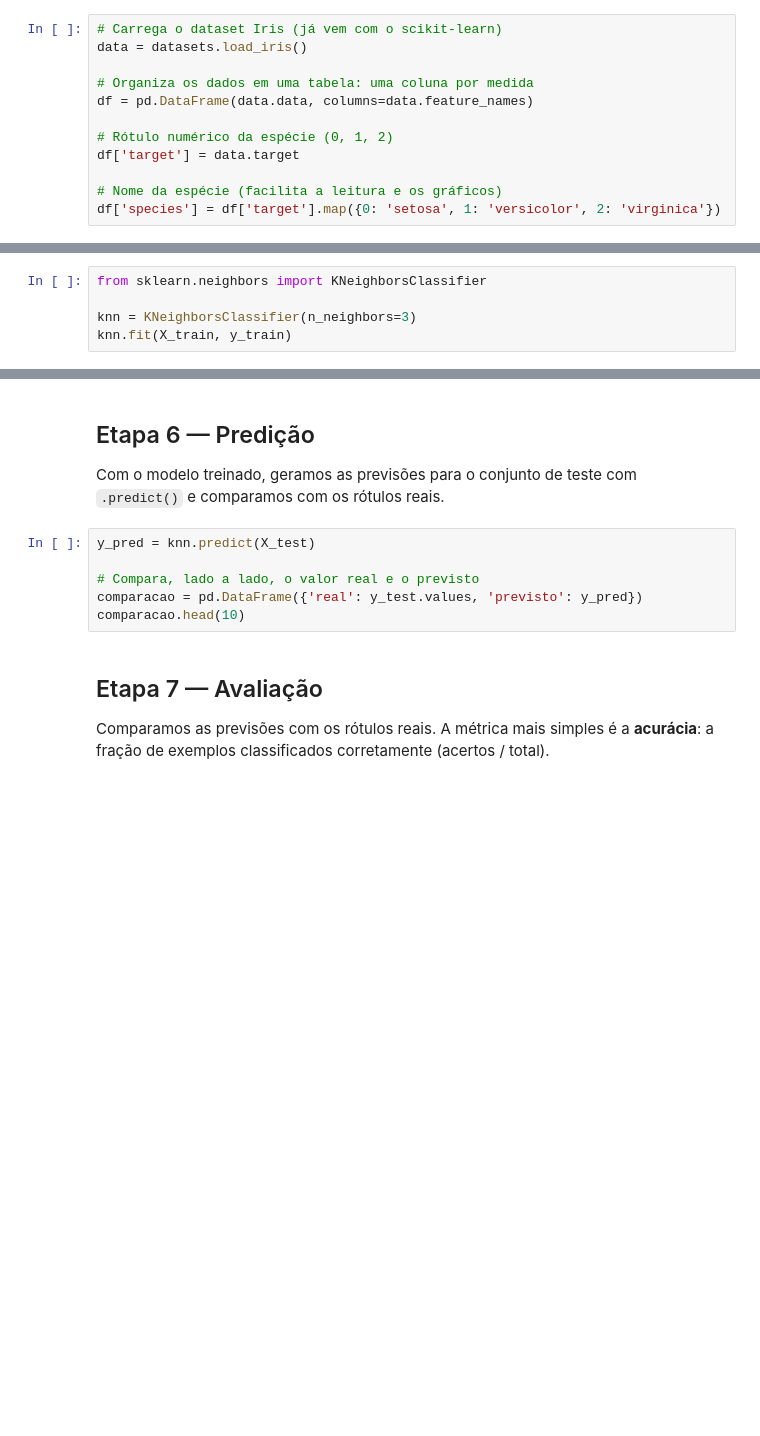
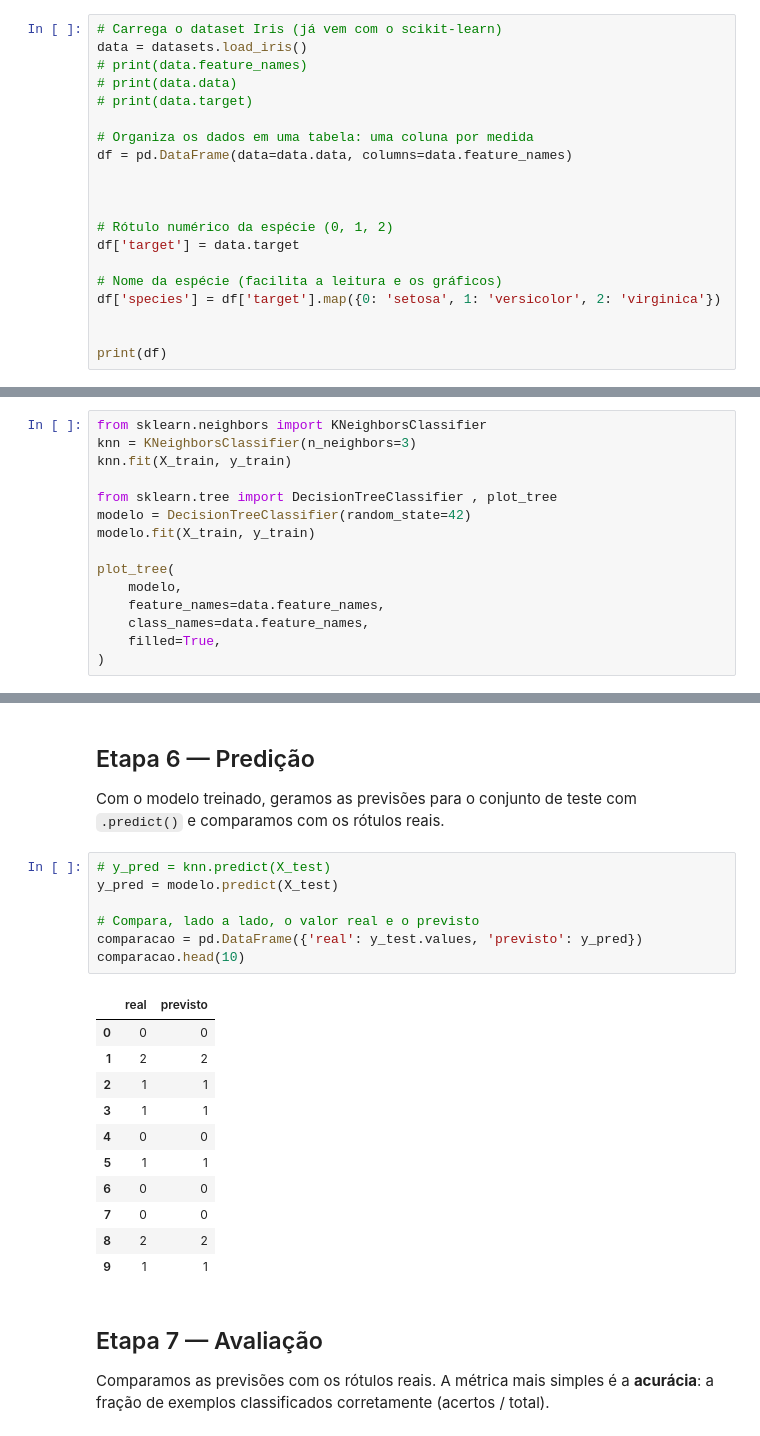
Before and after one commit to danielgilcastro/aprendizado_de_maquina, a Jupyter notebook: aula1/exercicios.ipynb, the cells around one changed output, grey strips where cells are left out. Cells and saved outputs as stored; diff of their text form; blank space fills up the shorter version.

```diff
--- a/aula1/exercicios.ipynb
+++ b/aula1/exercicios.ipynb
@@ -39,15 +39,23 @@ Carregamos o dataset, organizamos em uma tabela (**DataFrame**) e, mais adiante,
 # %%
 # Carrega o dataset Iris (já vem com o scikit-learn)
 data = datasets.load_iris()
+# print(data.feature_names)
+# print(data.data)
+# print(data.target)
 
 # Organiza os dados em uma tabela: uma coluna por medida
-df = pd.DataFrame(data.data, columns=data.feature_names)
+df = pd.DataFrame(data=data.data, columns=data.feature_names)
+
+
 
 # Rótulo numérico da espécie (0, 1, 2)
 df['target'] = data.target
 
 # Nome da espécie (facilita a leitura e os gráficos)
 df['species'] = df['target'].map({0: 'setosa', 1: 'versicolor', 2: 'virginica'})
+
+
+print(df)
 # %% [markdown]
 Uma olhada nas primeiras linhas e nas estatísticas descritivas:
 # %%
@@ -115,6 +124,16 @@ X_test = scaler.transform(X_test)         # aplica a MESMA escala no teste
 O **KNN** classifica um ponto novo pela **maioria** entre seus `k` vizinhos mais próximos. Aqui `k = 3`. O método `.fit()` "treina" o modelo — no caso do KNN, ele apenas **memoriza** os dados de treino.
 # %%
 from sklearn.neighbors import KNeighborsClassifier
-
 knn = KNeighborsClassifier(n_neighbors=3)
 knn.fit(X_train, y_train)
+
+from sklearn.tree import DecisionTreeClassifier , plot_tree
+modelo = DecisionTreeClassifier(random_state=42)
+modelo.fit(X_train, y_train)
+
+plot_tree(
+    modelo,
+    feature_names=data.feature_names,
+    class_names=data.feature_names,
+    filled=True,
+)
@@ -123,11 +144,24 @@ knn.fit(X_train, y_train)
 
 Com o modelo treinado, geramos as previsões para o conjunto de teste com `.predict()` e comparamos com os rótulos reais.
 # %%
-y_pred = knn.predict(X_test)
+# y_pred = knn.predict(X_test)
+y_pred = modelo.predict(X_test)
 
 # Compara, lado a lado, o valor real e o previsto
 comparacao = pd.DataFrame({'real': y_test.values, 'previsto': y_pred})
 comparacao.head(10)
+# %% [output]
+|  | real | previsto |
+| 0 | 0 | 0 |
+| 1 | 2 | 2 |
+| 2 | 1 | 1 |
+| 3 | 1 | 1 |
+| 4 | 0 | 0 |
+| 5 | 1 | 1 |
+| 6 | 0 | 0 |
+| 7 | 0 | 0 |
+| 8 | 2 | 2 |
+| 9 | 1 | 1 |
 # %% [markdown]
 ## Etapa 7 — Avaliação
 
```
Also changed, not shown: parts of 5 cells of this notebook, 4 other files.
